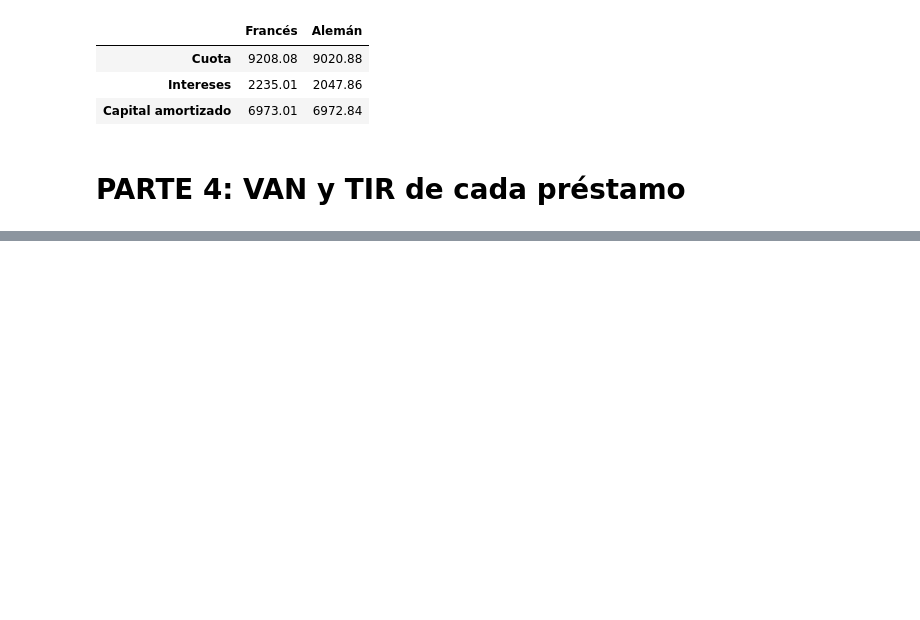
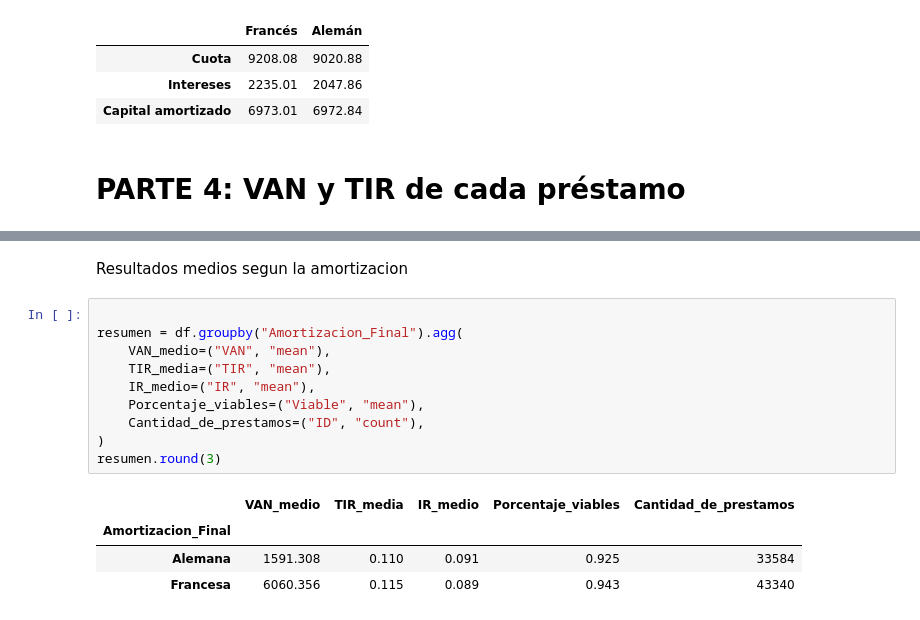
Before and after one commit to NaiaArroyo/RETO-5-NARANJA, a Jupyter notebook: Notebook Amortizacion Francesa y Aleman.ipynb, the cells around one changed output, grey strips where cells are left out. Drawn from its saved outputs; the diff is of its cells as text; blank space fills up the shorter version.

```diff
--- a/Notebook Amortizacion Francesa y Aleman.ipynb
+++ b/Notebook Amortizacion Francesa y Aleman.ipynb
@@ -642,0 +653,17 @@ Porcentaje viables: 93.5%
+# %% [markdown]
+Resultados medios segun la amortizacion
+# %%
+
+resumen = df.groupby("Amortizacion_Final").agg(
+    VAN_medio=("VAN", "mean"),
+    TIR_media=("TIR", "mean"),
+    IR_medio=("IR", "mean"),
+    Porcentaje_viables=("Viable", "mean"),
+    Cantidad_de_prestamos=("ID", "count"),
+)
+resumen.round(3)
+# %% [output]
+|  | VAN_medio | TIR_media | IR_medio | Porcentaje_viables | Cantidad_de_prestamos |
+| Amortizacion_Final |  |  |  |  |  |
+| Alemana | 1591.308 | 0.110 | 0.091 | 0.925 | 33584 |
+| Francesa | 6060.356 | 0.115 | 0.089 | 0.943 | 43340 |
```
Also changed, not shown: parts of 6 cells of this notebook.
